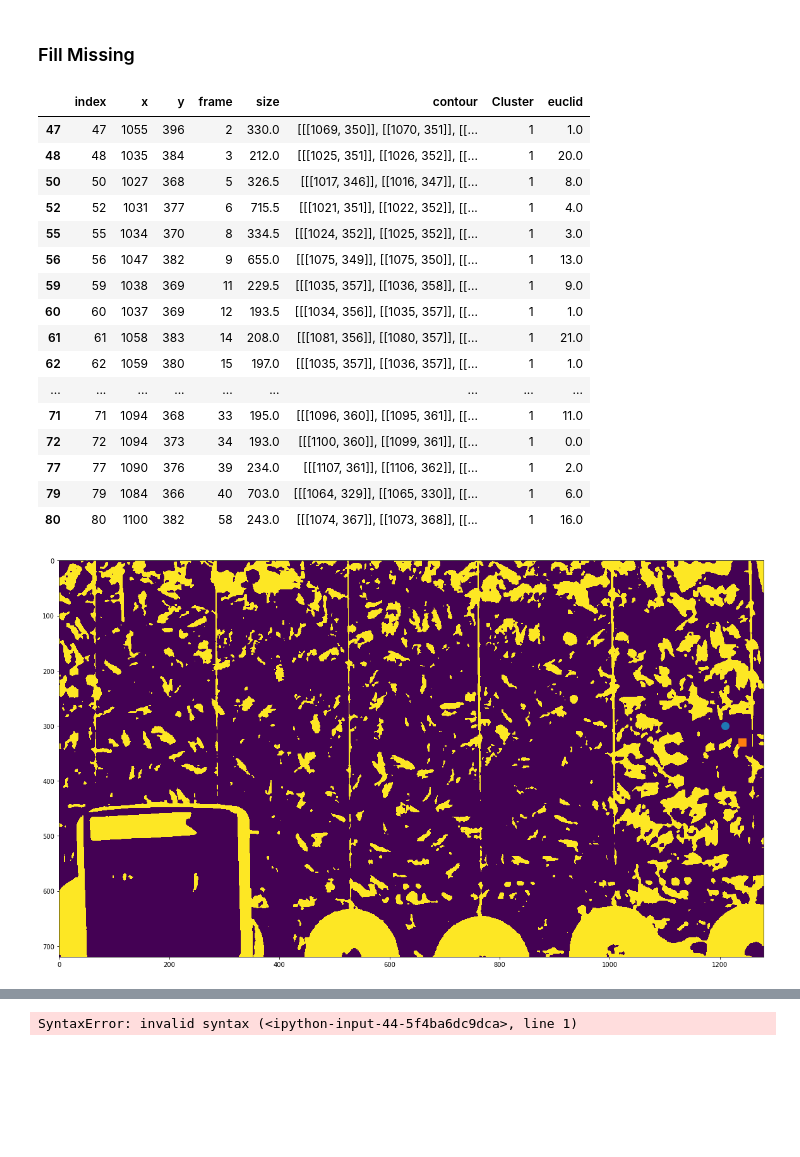
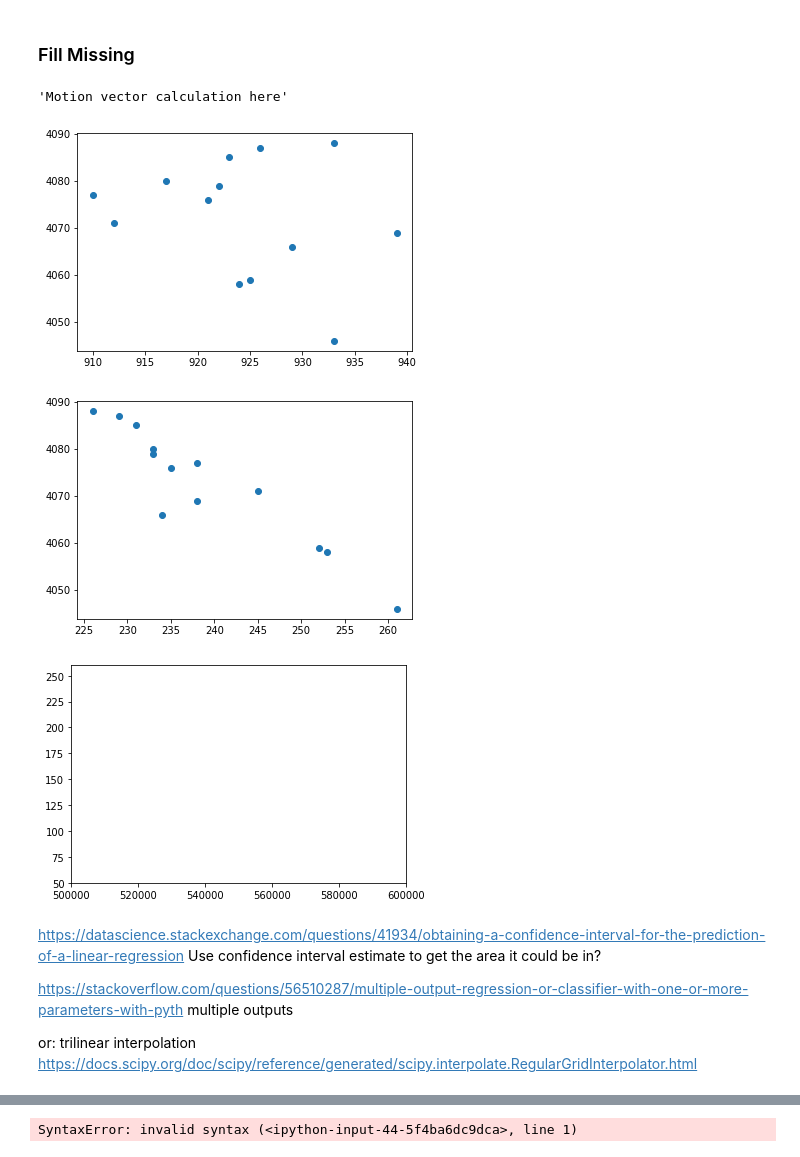
Before and after one commit to Jreece18/WaggleDanceTracker, a Jupyter notebook: TidyDataset.ipynb, the cells around one changed output, grey strips where cells are left out. Saved outputs shown, nothing was run; the diff lists cells and outputs as text; code cells hidden in the pictures; blank space fills up the shorter version.

Commit message:
Added some interpolation that needs to be integrated into waggle tracker code

```diff
--- a/TidyDataset.ipynb
+++ b/TidyDataset.ipynb
@@ -186,6 +202,6 @@ dup
 There are still outliers where the euclidean distance is much greater than the average. These are likely to be errors from the clustering and should be removed
 # %%
 clust = df[df['Cluster']==10]
-clust.loc[:, 'euclid'] = abs(df['x'] - df['x'].shift(1));
+clust.loc[:, 'euclid'] = np.sqrt(np.square(df['x'] - df['x'].shift(1)) + np.square(df['y'] - df['y'].shift(1)))
 plt.hist(clust.euclid, bins=5);
 # %% [output]
@@ -193,6 +219,8 @@ plt.hist(clust.euclid, bins=5);
 # %%
-
 for i in list(df['Cluster'].unique()):
     clust = df[df['Cluster']==i]
-    clust.loc[:, 'euclid'] = abs(df['x'] - df['x'].shift(1))
+    clust.loc[:, 'euclid'] = np.sqrt(np.square(df['x'] - df['x'].shift(1)) + np.square(df['y'] - df['y'].shift(1)))
     df.loc[clust.index, 'euclid'] = clust['euclid']
+# %%
+# Fill NaNs (first of each cluster) with 0
+df.fillna(0, inplace=True)
@@ -294,40 +350,45 @@ def createMask(img):
 # %%
 final_df = pd.DataFrame(columns=['x', 'y', 'frame', 'bbox', 'size', 'angle', 'cluster']) # maybe add direction change?
 # %%
-clust = df[df['Cluster']==1] # 1, 6, 35, 72 (didn't work, also not a waggle), 75, 222, 245 (also not a waggle)
+clust = df[df['Cluster']==185] # 1, 6, 35, 72 (didn't work, also not a waggle), 75, 222, 245 (also not a waggle)
 # 6 doesn't work. Loses it when it crosses the white lime
 # 1 fixed by changing the 'contour is none' code to thresh within the roi
 # 100 is an example where the last two frames are wrong
 # 0 has some problems at end
 clust
 cap = cv2.VideoCapture('../Bees10.mov')
 cap.set(1, 233)
 _, frame = cap.read()
 gray = cv2.cvtColor(frame, cv2.COLOR_BGR2GRAY)
 gray = cv2.GaussianBlur(gray, (15,15), 1)
 thresh = cv2.threshold(gray, 120, 220, cv2.THRESH_BINARY)[1]
 
-plt.figure(figsize=(20,20))
-plt.imshow(thresh)
-plt.plot(1225-15, 315-15, marker='o', markersize=12)
-plt.plot(1225+15, 315+15, marker='s', markersize=12)
-clust
+# plt.figure(figsize=(20,20))
+# plt.imshow(thresh)
+# plt.plot(1225-15, 315-15, marker='o', markersize=12)
+# plt.plot(1225+15, 315+15, marker='s', markersize=12)
+
+plt.figure()
+plt.scatter(clust.x, clust.frame)
+plt.figure()
+plt.scatter(clust.y, clust.frame)
+plt.figure()
+plt.scatter(clust.x*clust.y, clust.frame)
+plt.xlim(500000,600000)
+plt.ylim(50, 260)
+
+"""Motion vector calculation here"""
 # %% [output]
-|  | index | x | y | frame | size | contour | Cluster | euclid |
-| 47 | 47 | 1055 | 396 | 2 | 330.0 | [[[1069, 350]], [[1070, 351]], [[... | 1 | 1.0 |
-| 48 | 48 | 1035 | 384 | 3 | 212.0 | [[[1025, 351]], [[1026, 352]], [[... | 1 | 20.0 |
-| 50 | 50 | 1027 | 368 | 5 | 326.5 | [[[1017, 346]], [[1016, 347]], [[... | 1 | 8.0 |
-| 52 | 52 | 1031 | 377 | 6 | 715.5 | [[[1021, 351]], [[1022, 352]], [[... | 1 | 4.0 |
-| 55 | 55 | 1034 | 370 | 8 | 334.5 | [[[1024, 352]], [[1025, 352]], [[... | 1 | 3.0 |
-| 56 | 56 | 1047 | 382 | 9 | 655.0 | [[[1075, 349]], [[1075, 350]], [[... | 1 | 13.0 |
-| 59 | 59 | 1038 | 369 | 11 | 229.5 | [[[1035, 357]], [[1036, 358]], [[... | 1 | 9.0 |
-| 60 | 60 | 1037 | 369 | 12 | 193.5 | [[[1034, 356]], [[1035, 357]], [[... | 1 | 1.0 |
-| 61 | 61 | 1058 | 383 | 14 | 208.0 | [[[1081, 356]], [[1080, 357]], [[... | 1 | 21.0 |
-| 62 | 62 | 1059 | 380 | 15 | 197.0 | [[[1035, 357]], [[1036, 357]], [[... | 1 | 1.0 |
-| ... | ... | ... | ... | ... | ... | ... | ... | ... |
-| 71 | 71 | 1094 | 368 | 33 | 195.0 | [[[1096, 360]], [[1095, 361]], [[... | 1 | 11.0 |
-| 72 | 72 | 1094 | 373 | 34 | 193.0 | [[[1100, 360]], [[1099, 361]], [[... | 1 | 0.0 |
-| 77 | 77 | 1090 | 376 | 39 | 234.0 | [[[1107, 361]], [[1106, 362]], [[... | 1 | 2.0 |
-| 79 | 79 | 1084 | 366 | 40 | 703.0 | [[[1064, 329]], [[1065, 330]], [[... | 1 | 6.0 |
-| 80 | 80 | 1100 | 382 | 58 | 243.0 | [[[1074, 367]], [[1073, 368]], [[... | 1 | 16.0 |
+'Motion vector calculation here'
-[figure, old version]
+[figure, new version]
+[figure, added]
+[figure, added]
+# %% [markdown]
+https://datascience.stackexchange.com/questions/41934/obtaining-a-confidence-interval-for-the-prediction-of-a-linear-regression
+Use confidence interval estimate to get the area it could be in?
+
+https://stackoverflow.com/questions/56510287/multiple-output-regression-or-classifier-with-one-or-more-parameters-with-pyth
+multiple outputs
+
+or: trilinear interpolation
+https://docs.scipy.org/doc/scipy/reference/generated/scipy.interpolate.RegularGridInterpolator.html
```
Also changed, not shown: parts of 18 cells of this notebook.
